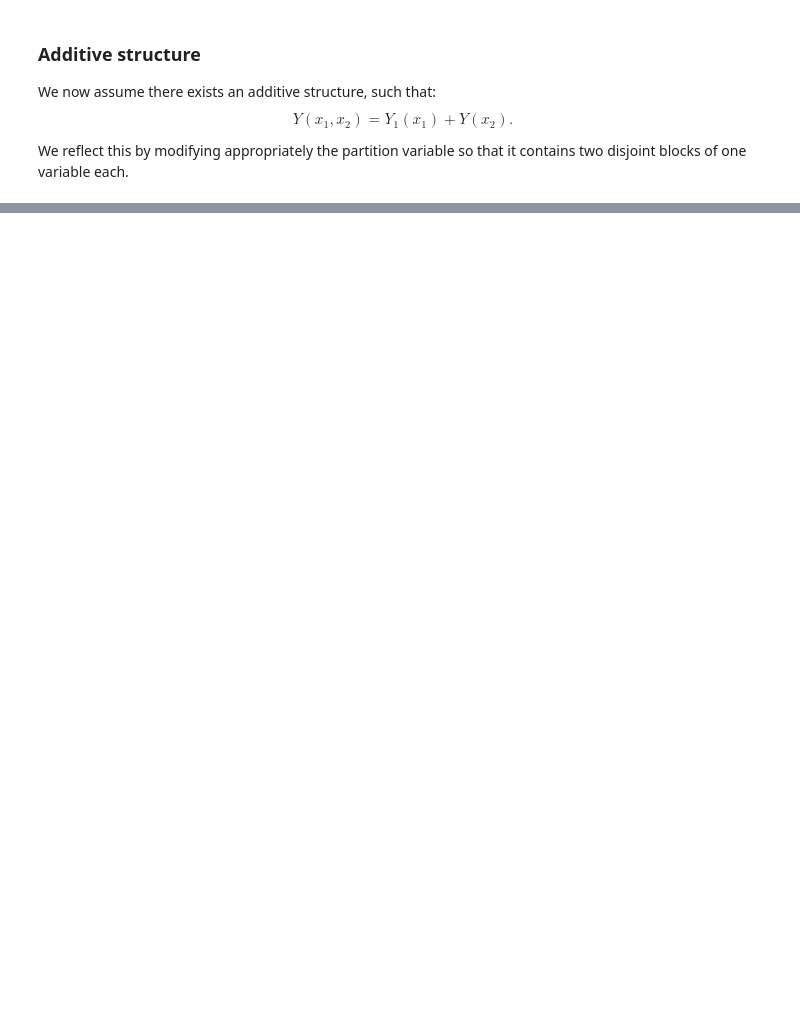
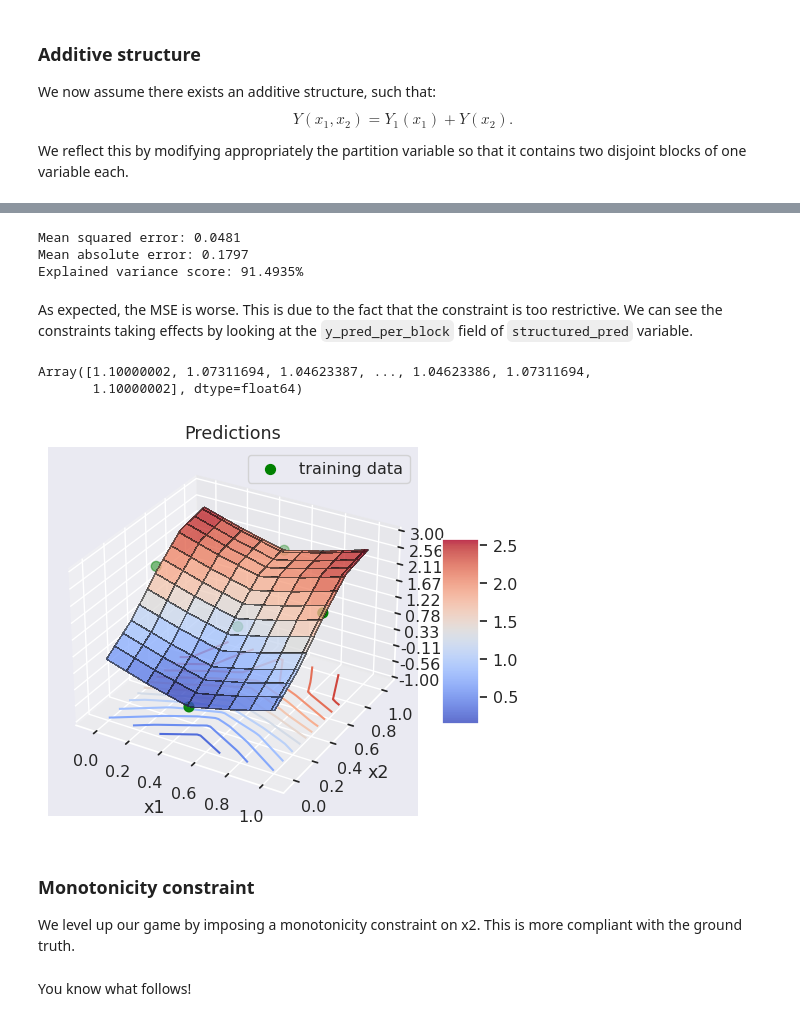
Before and after one commit to Algue-Rythme/MaxModeAdditiveGP, a Jupyter notebook: toy_tutorial.ipynb, the cells around one changed output, grey strips where cells are left out. Saved outputs shown, nothing was run; the diff lists cells and outputs as text; code cells hidden in the pictures; blank space fills up the shorter version.

```diff
--- a/toy_tutorial.ipynb
+++ b/toy_tutorial.ipynb
@@ -191,0 +198,4 @@ The next step on our journey is to incorporate constraints. Let's see what happe
+# %%
+block_1 = block_1D(name='x1', index=0, domain=(0., 1.), num_ticks=5)
+block_2 = block_1D(name='x2', index=1, domain=(0., 1.), num_ticks=5)
+partition = VariablePartition([block_1, block_2])
@@ -192,4 +204,6 @@ The next step on our journey is to incorporate constraints. Let's see what happe
 # %%
-from constraints import BoundedConstraints
+from constraints import BoundedConstraints, NoConstraints
 
-constraints = BoundedConstraints(min_value=0., max_value=1.)
+bounded_constraint = BoundedConstraints(min_value=0.5, max_value=1.1)
+# bounded constraint on block_1 only, no constraints on block_2.
+constraints = [bounded_constraint, NoConstraints()]
@@ -195,0 +212,5 @@ constraints = BoundedConstraints(min_value=0., max_value=1.)
+# %%
+monoblock_gp = ConstrainedAdditiveGP(partition, basis, kernel, constraints)
+additive_fun = monoblock_gp.fit(x_train, y_train)
+y_pred = additive_fun.predict(x_train).y_pred
+regression_report(y_train, y_pred)  # train set
@@ -195,0 +223,23 @@ constraints = BoundedConstraints(min_value=0., max_value=1.)
+# %%
+structured_pred = additive_fun.predict(x_test)
+y_pred = structured_pred.y_pred
+_ = regression_report(y_test, y_pred)  # test set
+# %% [output]
+Mean squared error: 0.0481
+Mean absolute error: 0.1797
+Explained variance score: 91.4935%
+# %% [markdown]
+As expected, the MSE is worse. This is due to the fact that the constraint is too restrictive. We can see the constraints taking effects by looking at the `y_pred_per_block` field of `structured_pred` variable.
+# %%
+structured_pred.y_pred_per_block[0]
+# %% [output]
+Array([1.10000002, 1.07311694, 1.04623387, ..., 1.04623386, 1.07311694,
+       1.10000002], dtype=float64)
+# %%
+plot_surface_3d(x1, x2, y_pred.reshape(x1.shape), x_train, y_train, "Predictions")
+# %% [output]
+[figure, added]
+# %% [markdown]
+### Monotonicity constraint
+
+We level up our game by imposing a monotonicity constraint on x2. This is more compliant with the ground truth.
@@ -195,0 +251,2 @@ constraints = BoundedConstraints(min_value=0., max_value=1.)
+# %% [markdown]
+You know what follows!
```
Also changed, not shown: parts of 25 cells of this notebook, 6 other files.
